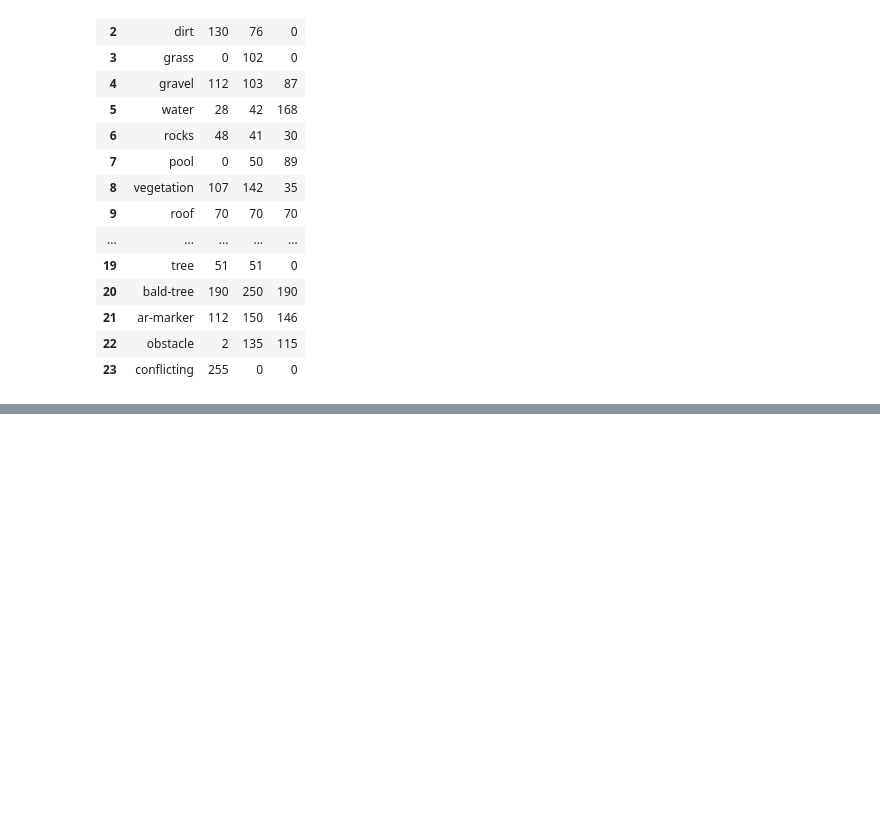
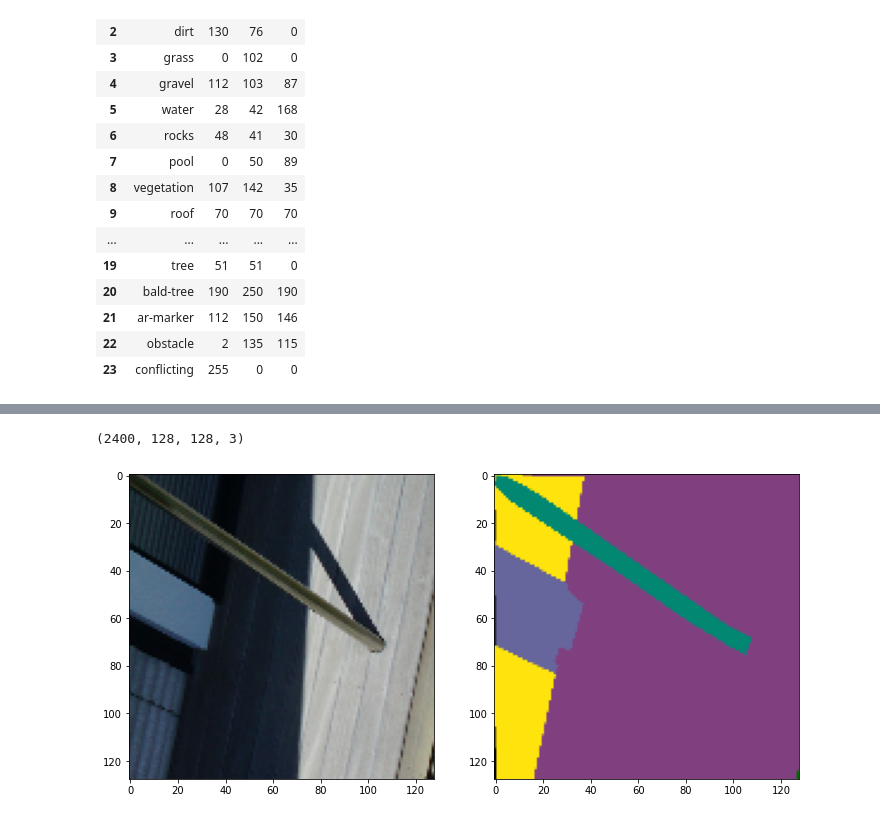
Before and after one commit to roshan-pandey/Semantic-Segmentation, a Jupyter notebook: src/modelling.ipynb, the cells around one changed output, grey strips where cells are left out. Drawn from its saved outputs; the diff is of its cells as text; code cells hidden in the pictures; blank space fills up the shorter version.

Commit message:
Tried patchifying the images

```diff
--- a/src/modelling.ipynb
+++ b/src/modelling.ipynb
@@ -221,0 +261,18 @@ plt.show()
+# %%
+patched_mask_dataset = pickle.load(open('../data/patched_mask_dataset.pkl', 'rb'))
+# %%
+patched_image_dataset = pickle.load(open('../data/patched_image_dataset.pkl', 'rb'))
+# %%
+patched_image_dataset.shape
+# %% [output]
+(2400, 128, 128, 3)
+# %%
+image_number = random.randint(0, len(patched_image_dataset))
+plt.figure(figsize=(12, 6))
+plt.subplot(121)
+plt.imshow(patched_image_dataset[image_number])
+plt.subplot(122)
+plt.imshow(patched_mask_dataset[image_number])
+plt.show()
+# %% [output]
+[figure, added]
```
Also changed, not shown: parts of 36 cells of this notebook.
